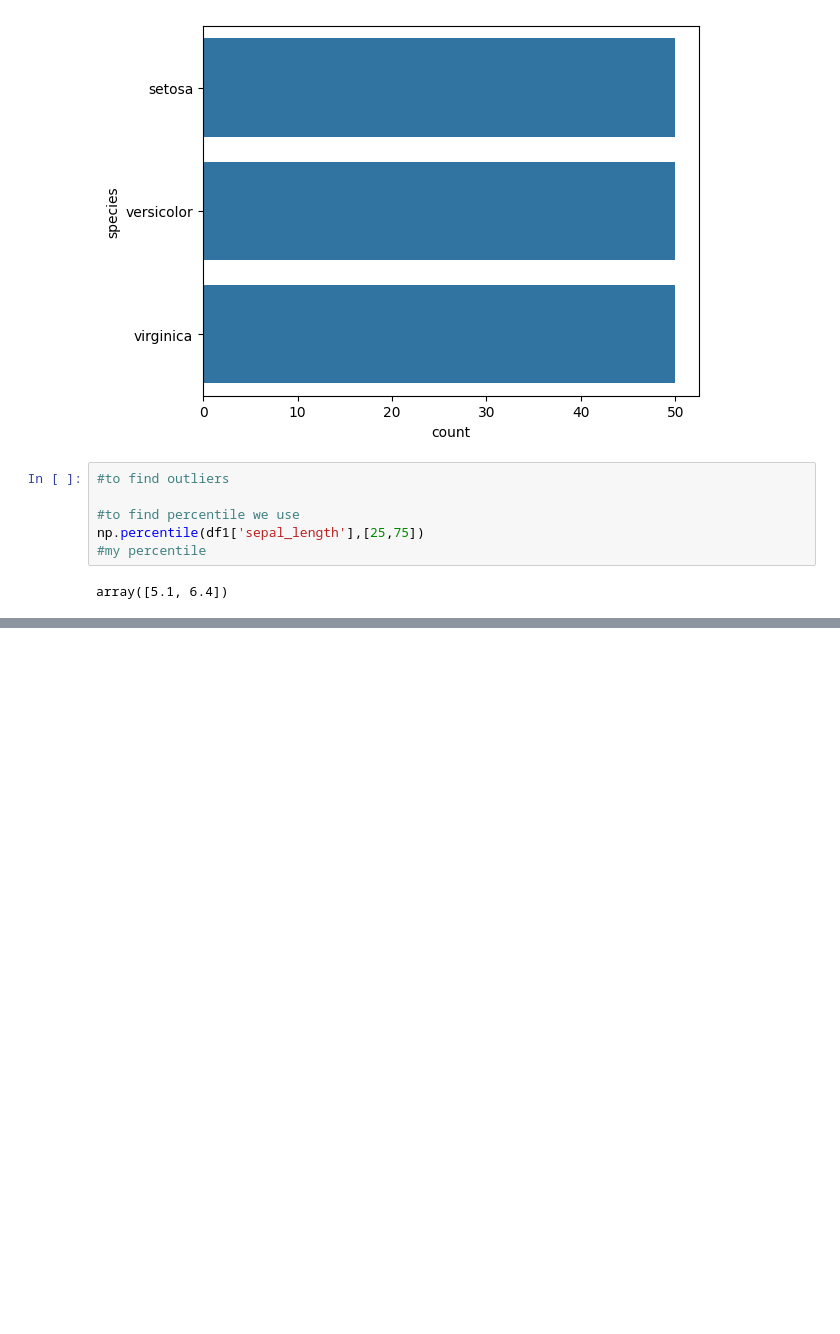
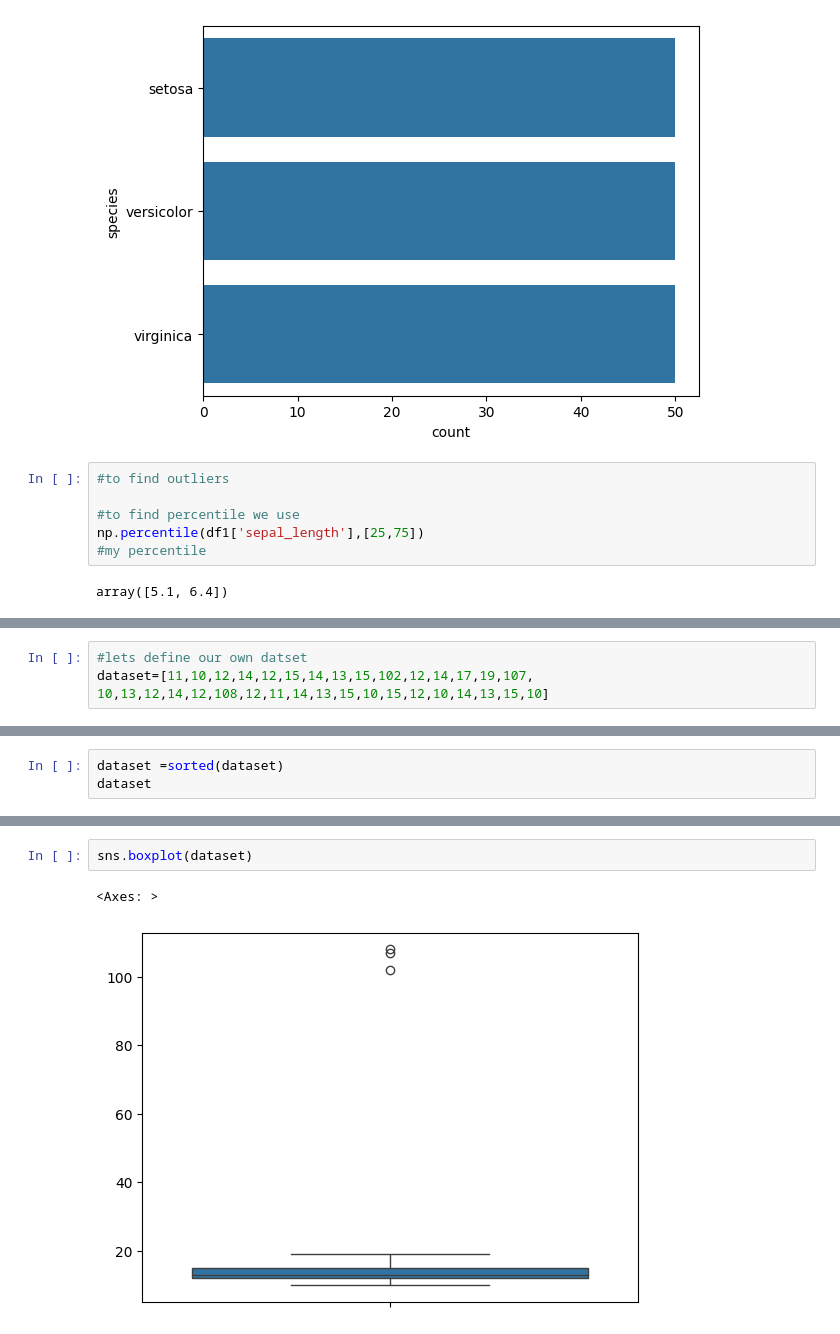
Before and after one commit to kadmanikanta/Python_B2A, a Jupyter notebook: beginer_to_advance/basic/statstics/statstics.ipynb, the cells around one changed output, grey strips where cells are left out. Cells and saved outputs as stored; diff of their text form; blank space fills up the shorter version.

```diff
--- a/beginer_to_advance/basic/statstics/statstics.ipynb
+++ b/beginer_to_advance/basic/statstics/statstics.ipynb
@@ -75,0 +78,3 @@ array([5.1, 6.4])
+# %%
+#lets define our own datset
+dataset=[11,10,12,14,12,15,14,13,15,102,12,14,17,19,107, 10,13,12,14,12,108,12,11,14,13,15,10,15,12,10,14,13,15,10]
@@ -75,0 +109,3 @@ array([5.1, 6.4])
+# %%
+dataset =sorted(dataset)
+dataset
@@ -75,0 +151,5 @@ array([5.1, 6.4])
+# %%
+sns.boxplot(dataset)
+# %% [output]
+<Axes: >
+[figure, added]
```
Also changed, not shown: parts of 9 cells of this notebook.
